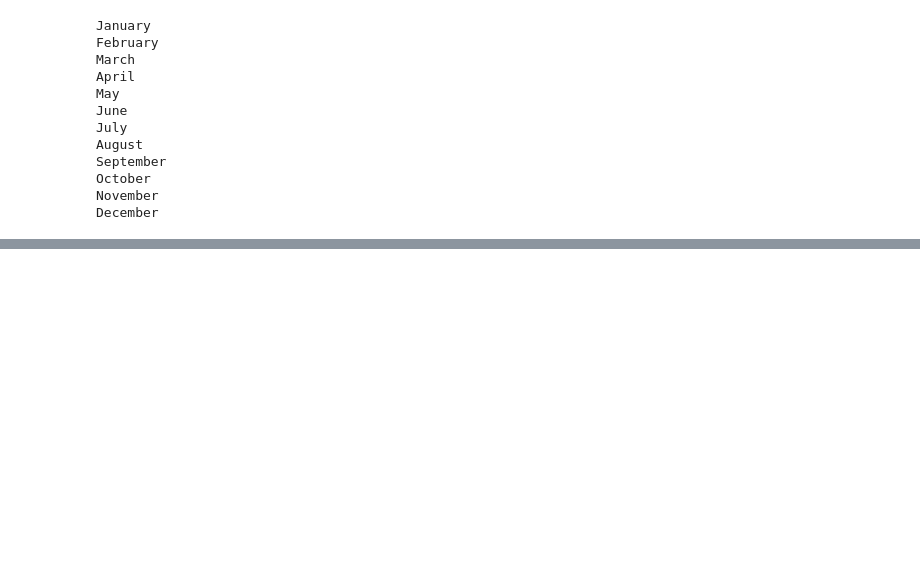
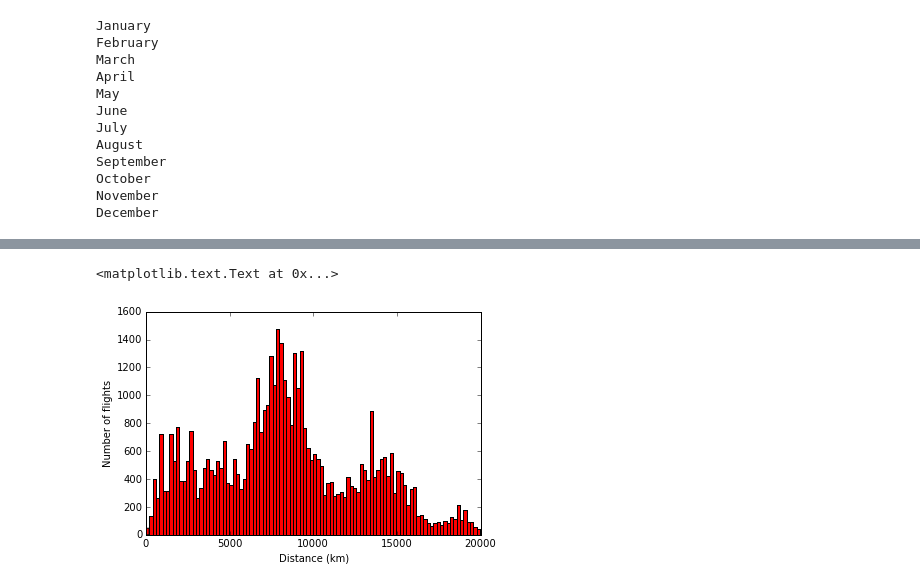
Before and after one commit to haanns/scala_sandbox, a Jupyter notebook: src/python_data_testing/Python_Notebook_Playground.ipynb, the cells around one changed output, grey strips where cells are left out. Drawn from its saved outputs; the diff is of its cells as text; code cells hidden in the pictures; blank space fills up the shorter version.

```diff
--- a/src/python_data_testing/Python_Notebook_Playground.ipynb
+++ b/src/python_data_testing/Python_Notebook_Playground.ipynb
@@ -36,0 +83,6 @@ December
+# %%
+import csv
+f = open("airports.dat")
+for row in csv.reader(f):
+    if row[3] == "Australia" or row[3] == "Russia":
+        print(row[1])
@@ -36,0 +107,12 @@ December
+# %%
+import csv
+f = open("airports.dat")
+empty_dict_lati = {}
+empty_dict_longti = {}
+for row in csv.reader(f):
+  id, lati, longt = row[0], float(row[6]), float(row[7])
+  if id not in empty_dict_lati:
+        empty_dict_lati[id] = lati
+        empty_dict_longti[id] = longt
+empty_dict_lati
+empty_dict_longti
@@ -36,0 +142,18 @@ December
+# %%
+import geo_distance
+
+distance_list = []
+only_distance_list = []
+routes_file = open ("routes.dat")
+routes = csv.reader(routes_file)
+for row in routes:
+    start, end = row[1], row [3]
+    if start in empty_dict_lati:
+        if end in empty_dict_lati:
+            distance = geo_distance.distance(empty_dict_lati[start], empty_dict_longti[start], empty_dict_lati[end], empty_dict_longti[end])
+            new_list = [start, end, distance]
+            distance_list.append(new_list)
+            only_distance_list.append(distance)
+
+distance_list
+only_distance_list
@@ -36,0 +178,10 @@ December
+# %%
+import numpy as np
+import matplotlib.pyplot as plt
+
+plt.hist(only_distance_list, 100, facecolor='r')
+plt.xlabel("Distance (km)")
+plt.ylabel("Number of flights")
+# %% [output]
+<matplotlib.text.Text at 0x...>
+[figure, added]
```
Also changed, not shown: parts of 8 cells of this notebook, 3 other files.
